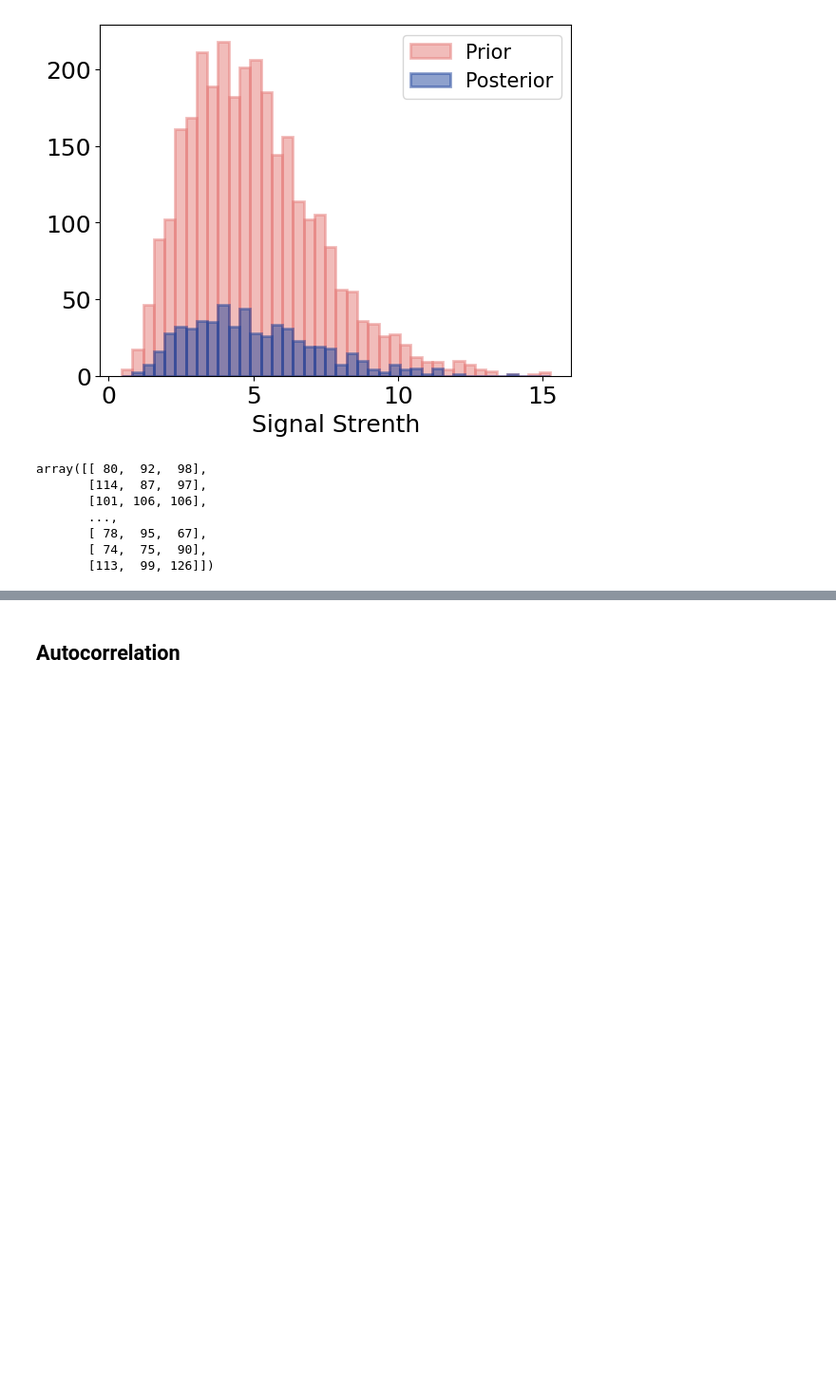
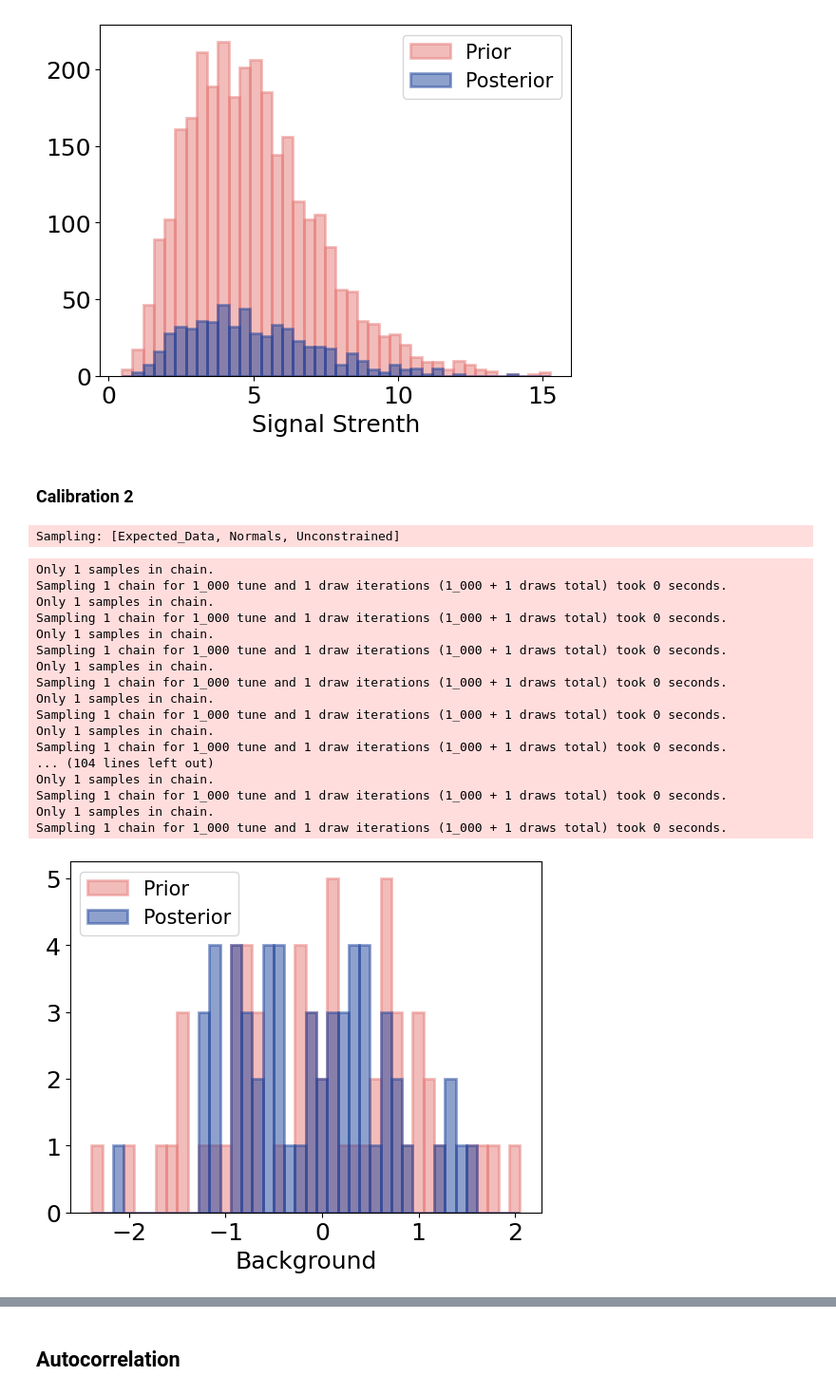
Before and after one commit to malin-horstmann/bayesian_pyhf, a Jupyter notebook: examples/final_plots.ipynb, the cells around one changed output, grey strips where cells are left out. Shown at 95% size. Cells and saved outputs as stored; diff of their text form; code cells hidden in the pictures; blank space fills up the shorter version.

```diff
--- a/examples/final_plots.ipynb
+++ b/examples/final_plots.ipynb
@@ -350,13 +351,5 @@ plt.legend()
 # %% [output]
 <matplotlib.legend.Legend at 0x...>
 [figure]
-# %%
-prior_data
-# %% [output]
-array([[ 80,  92,  98],
-       [114,  87,  97],
-       [101, 106, 106],
-       ...,
-       [ 78,  95,  67],
-       [ 74,  75,  90],
-       [113,  99, 126]])
+# %% [markdown]
+### Calibration 2
@@ -362,0 +358,29 @@ array([[ 80,  92,  98],
+# %%
+with context_inference.pyhf_model(prepared_model):
+    step = pm.Metropolis()
+    prior_pred = pm.sample_prior_predictive(60)
+
+prior_Normals, prior_Unconstrained, prior_data = np.concatenate(prior_pred.prior.Normals[0]), np.concatenate(prior_pred.prior.Unconstrained[0]), np.array(prior_pred.prior_predictive.Expected_Data[0])
+# %% [output]
+Sampling: [Expected_Data, Normals, Unconstrained]
+# %%
+post_Normals, post_Unconstrained, post_data = plotting.calibration(prepared_model, prior_pred)
+# %% [output]
+Only 1 samples in chain.
+Sampling 1 chain for 1_000 tune and 1 draw iterations (1_000 + 1 draws total) took 0 seconds.
+Only 1 samples in chain.
+Sampling 1 chain for 1_000 tune and 1 draw iterations (1_000 + 1 draws total) took 0 seconds.
+Only 1 samples in chain.
+Sampling 1 chain for 1_000 tune and 1 draw iterations (1_000 + 1 draws total) took 0 seconds.
+Only 1 samples in chain.
+Sampling 1 chain for 1_000 tune and 1 draw iterations (1_000 + 1 draws total) took 0 seconds.
+Only 1 samples in chain.
+Sampling 1 chain for 1_000 tune and 1 draw iterations (1_000 + 1 draws total) took 0 seconds.
+Only 1 samples in chain.
+Sampling 1 chain for 1_000 tune and 1 draw iterations (1_000 + 1 draws total) took 0 seconds.
+... (104 lines left out)
+Only 1 samples in chain.
+Sampling 1 chain for 1_000 tune and 1 draw iterations (1_000 + 1 draws total) took 0 seconds.
+Only 1 samples in chain.
+Sampling 1 chain for 1_000 tune and 1 draw iterations (1_000 + 1 draws total) took 0 seconds.
+[figure, added]
```
Also changed, not shown: parts of 9 cells of this notebook.
